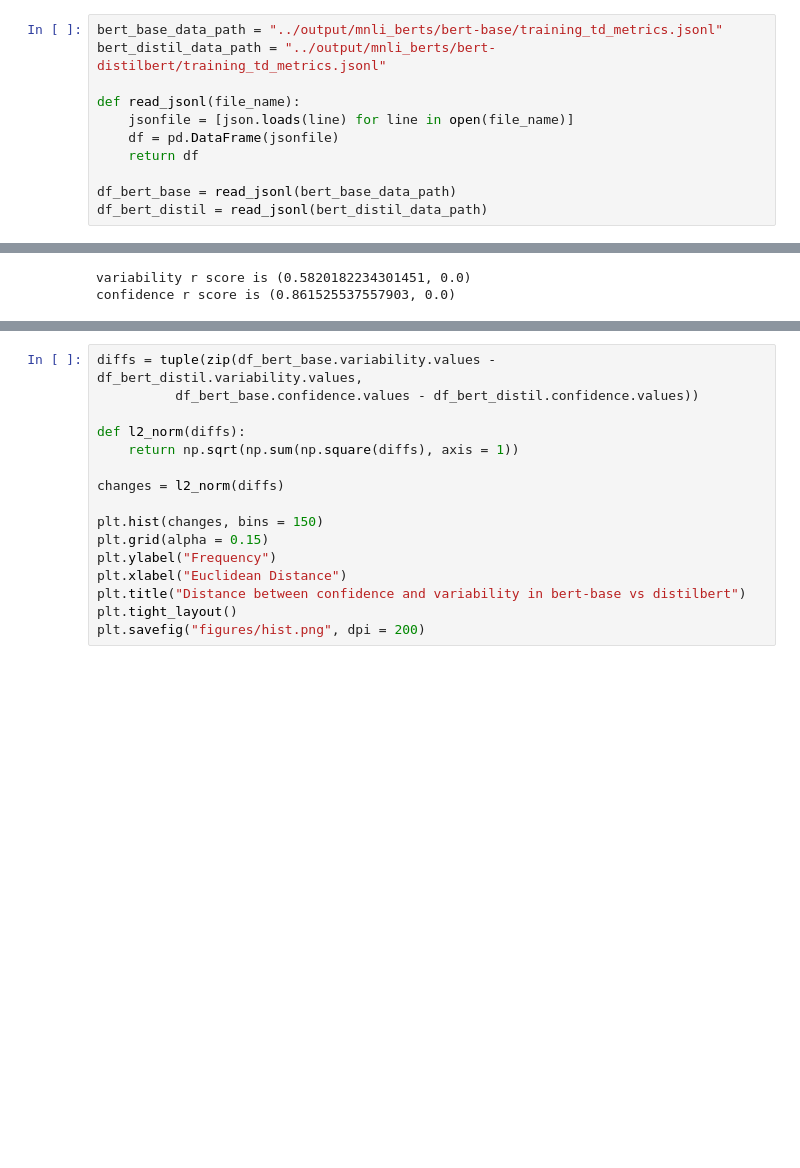
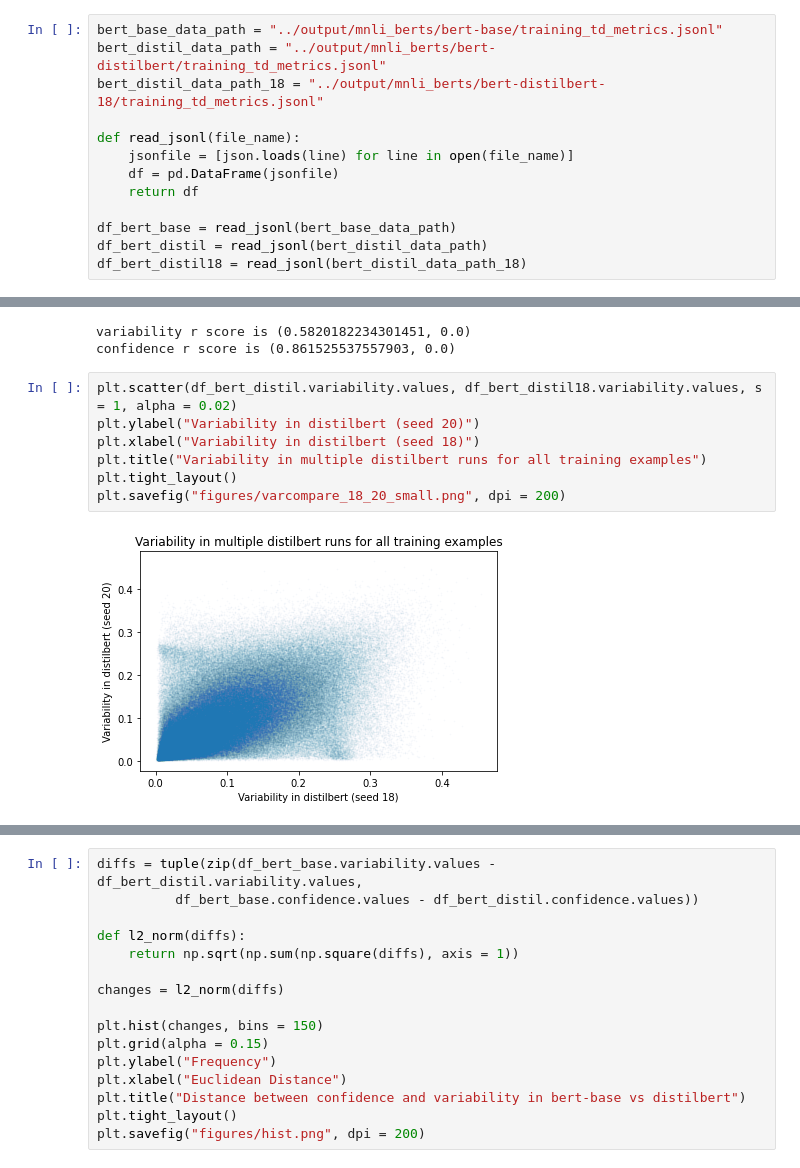
Before and after one commit to c-liangyu/cartography, a Jupyter notebook: notebooks/bert vs distilbert.ipynb, the cells around one changed output, grey strips where cells are left out. Saved outputs shown, nothing was run; the diff lists cells and outputs as text; blank space fills up the shorter version.

```diff
--- a/notebooks/bert vs distilbert.ipynb
+++ b/notebooks/bert vs distilbert.ipynb
@@ -7,6 +7,7 @@ import numpy as np
 # %%
 bert_base_data_path = "../output/mnli_berts/bert-base/training_td_metrics.jsonl"
 bert_distil_data_path = "../output/mnli_berts/bert-distilbert/training_td_metrics.jsonl"
+bert_distil_data_path_18 = "../output/mnli_berts/bert-distilbert-18/training_td_metrics.jsonl"
 
 def read_jsonl(file_name):
     jsonfile = [json.loads(line) for line in open(file_name)]
@@ -15,3 +16,4 @@ def read_jsonl(file_name):
 
 df_bert_base = read_jsonl(bert_base_data_path)
 df_bert_distil = read_jsonl(bert_distil_data_path)
+df_bert_distil18 = read_jsonl(bert_distil_data_path_18)
@@ -58,3 +73,12 @@ print("confidence r score is", pearsonr(df_bert_base.confidence.values, df_bert_
 # %% [output]
 variability r score is (0.5820182234301451, 0.0)
 confidence r score is (0.861525537557903, 0.0)
+# %%
+plt.scatter(df_bert_distil.variability.values, df_bert_distil18.variability.values, s = 1, alpha = 0.02)
+plt.ylabel("Variability in distilbert (seed 20)")
+plt.xlabel("Variability in distilbert (seed 18)")
+plt.title("Variability in multiple distilbert runs for all training examples")
+plt.tight_layout()
+plt.savefig("figures/varcompare_18_20_small.png", dpi = 200)
+# %% [output]
+[figure, added]
```
Also changed, not shown: parts of 10 cells of this notebook.
